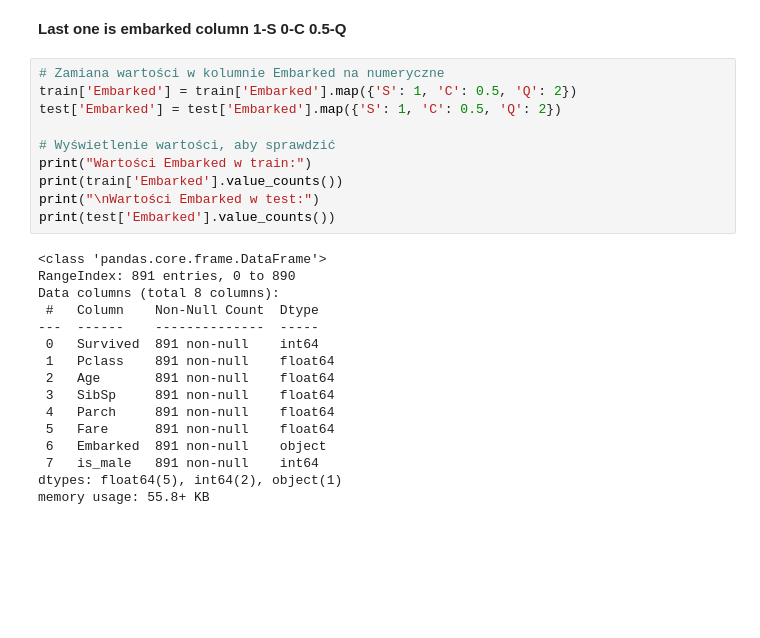
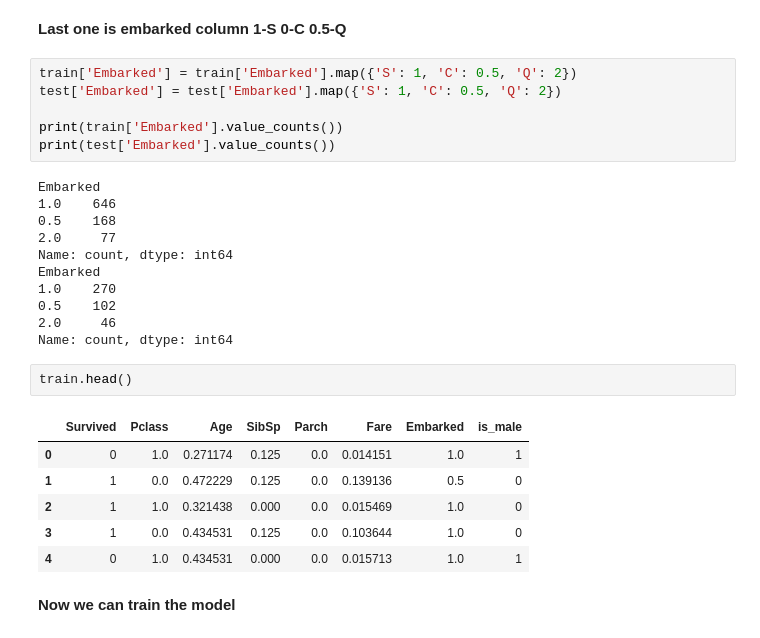
Before and after one commit to kasfro/Titanic-Machine-Learning-project, a Jupyter notebook: titanic-machine-learning.ipynb, the cells around one changed output. Saved outputs shown, nothing was run; the diff lists cells and outputs as text; blank space fills up the shorter version.

```diff
--- a/titanic-machine-learning.ipynb
+++ b/titanic-machine-learning.ipynb
@@ -551,28 +551,30 @@ Name: count, dtype: int64
 # %% [markdown]
 **Last one is embarked column 1-S 0-C 0.5-Q**
 # %%
-# Zamiana wartości w kolumnie Embarked na numeryczne
 train['Embarked'] = train['Embarked'].map({'S': 1, 'C': 0.5, 'Q': 2})
 test['Embarked'] = test['Embarked'].map({'S': 1, 'C': 0.5, 'Q': 2})
 
-# Wyświetlenie wartości, aby sprawdzić
-print("Wartości Embarked w train:")
 print(train['Embarked'].value_counts())
-print("\nWartości Embarked w test:")
 print(test['Embarked'].value_counts())
 # %% [output]
-<class 'pandas.core.frame.DataFrame'>
-RangeIndex: 891 entries, 0 to 890
-Data columns (total 8 columns):
- #   Column    Non-Null Count  Dtype
----  ------    --------------  -----
- 0   Survived  891 non-null    int64
- 1   Pclass    891 non-null    float64
- 2   Age       891 non-null    float64
- 3   SibSp     891 non-null    float64
- 4   Parch     891 non-null    float64
- 5   Fare      891 non-null    float64
- 6   Embarked  891 non-null    object
- 7   is_male   891 non-null    int64
-dtypes: float64(5), int64(2), object(1)
-memory usage: 55.8+ KB
+Embarked
+1.0    646
+0.5    168
+2.0     77
+Name: count, dtype: int64
+Embarked
+1.0    270
+0.5    102
+2.0     46
+Name: count, dtype: int64
+# %%
+train.head()
+# %% [output]
+|  | Survived | Pclass | Age | SibSp | Parch | Fare | Embarked | is_male |
+| 0 | 0 | 1.0 | 0.271174 | 0.125 | 0.0 | 0.014151 | 1.0 | 1 |
+| 1 | 1 | 0.0 | 0.472229 | 0.125 | 0.0 | 0.139136 | 0.5 | 0 |
+| 2 | 1 | 1.0 | 0.321438 | 0.000 | 0.0 | 0.015469 | 1.0 | 0 |
+| 3 | 1 | 0.0 | 0.434531 | 0.125 | 0.0 | 0.103644 | 1.0 | 0 |
+| 4 | 0 | 1.0 | 0.434531 | 0.000 | 0.0 | 0.015713 | 1.0 | 1 |
+# %% [markdown]
+**Now we can train the model**
```
Also changed, not shown: parts of 6 cells of this notebook, 1 other file.
